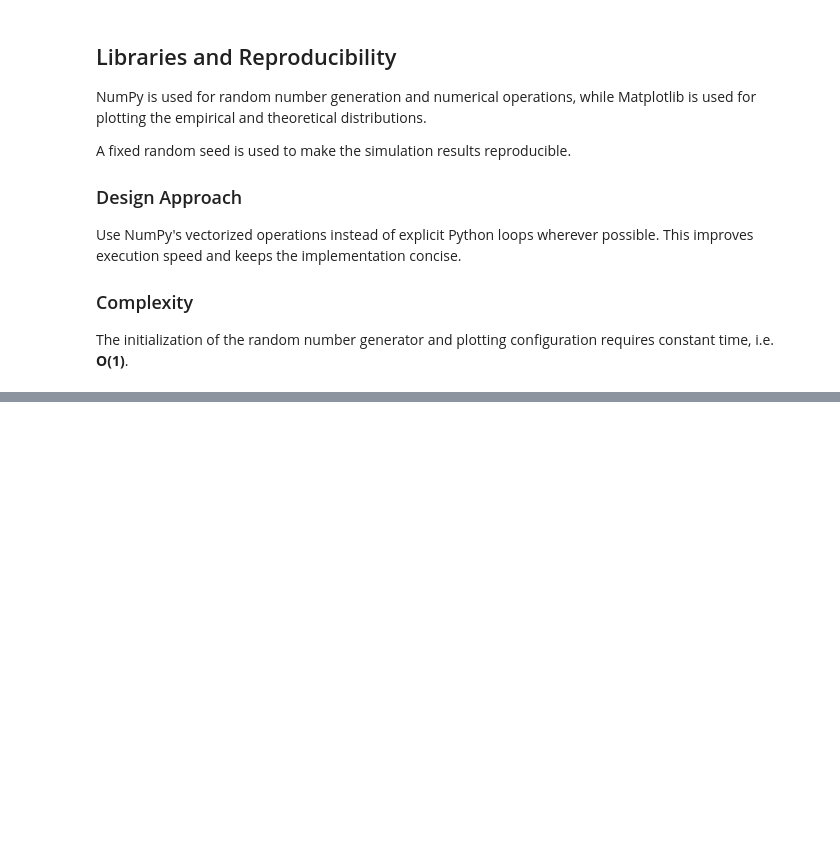
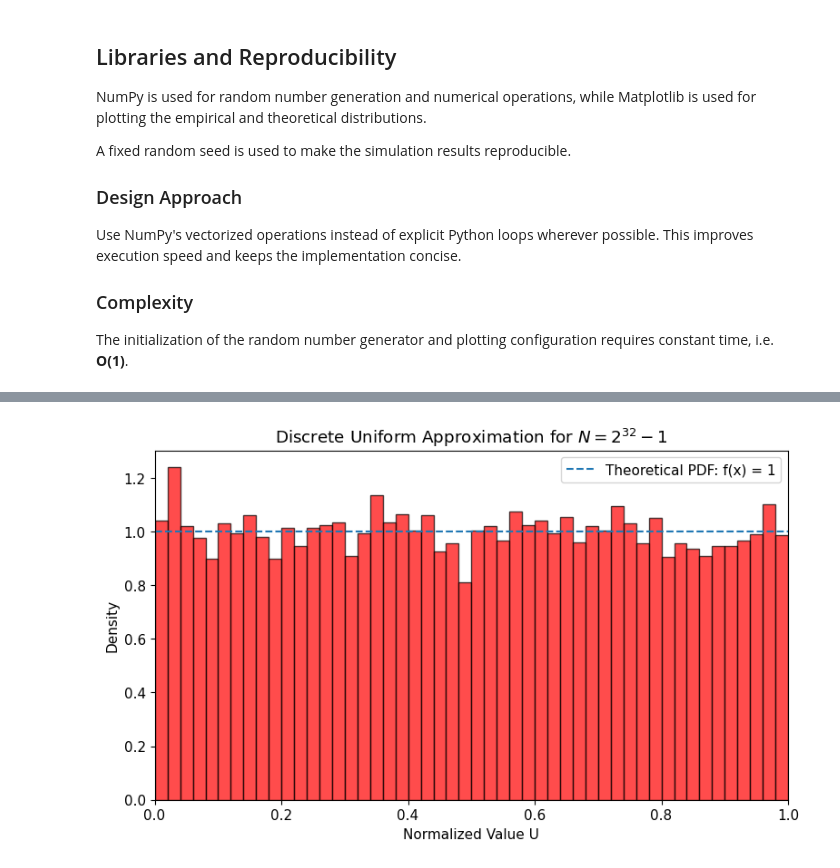
Before and after one commit to lakshitapagaria31/202618052_LakshitaPagaria_DS602, a Jupyter notebook: 202618052_Lab_5/202618052_Assignment05_DS602.ipynb, the cells around one changed output, grey strips where cells are left out. Cells and saved outputs as stored; diff of their text form; code cells hidden in the pictures; blank space fills up the shorter version.

```diff
--- a/202618052_Lab_5/202618052_Assignment05_DS602.ipynb
+++ b/202618052_Lab_5/202618052_Assignment05_DS602.ipynb
@@ -44,0 +181,28 @@ plt.rcParams["font.size"] = 11
+# %%
+plt.figure(figsize=(9, 5))
+
+plt.hist(
+    U_large,
+    bins=50,
+    density=True,
+    edgecolor="black",
+    alpha=0.7,
+    color="red"
+)
+
+# Theoretical continuous PDF
+plt.axhline(
+    1,
+    linestyle="--",
+    label="Theoretical PDF: f(x) = 1"
+)
+
+plt.xlabel("Normalized Value U")
+plt.ylabel("Density")
+plt.title(r"Discrete Uniform Approximation for $N=2^{32}-1$")
+plt.xlim(0, 1)
+plt.legend()
+
+plt.show()
+# %% [output]
+[figure, added]
```
Also changed, not shown: parts of 37 cells of this notebook.
